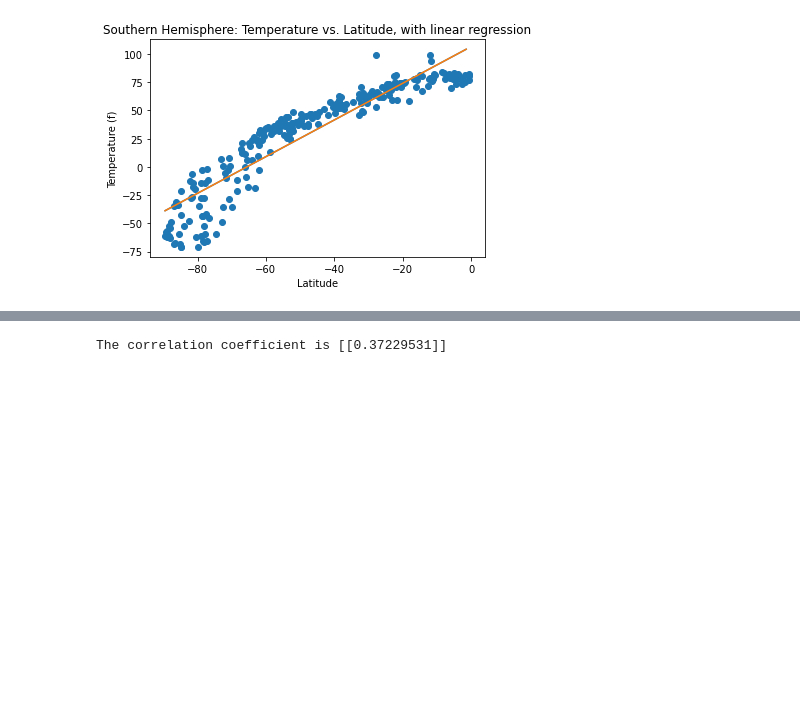
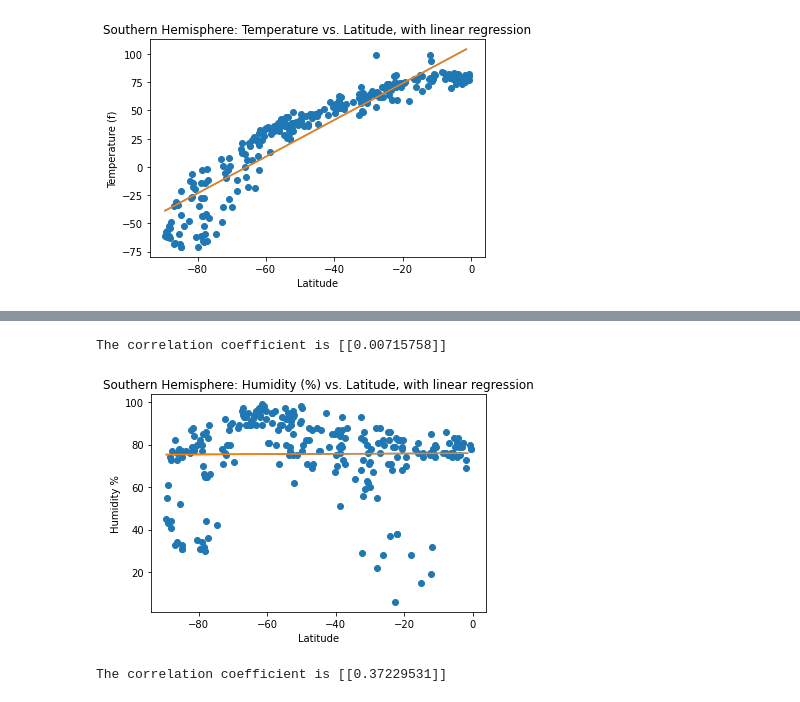
Before and after one commit to BatesJ72/python-api-challenge, a Jupyter notebook: WeatherPy/weatherpy.ipynb, the cells around one changed output, grey strips where cells are left out. Drawn from its saved outputs; the diff is of its cells as text; code cells hidden in the pictures; blank space fills up the shorter version.

```diff
--- a/WeatherPy/weatherpy.ipynb
+++ b/WeatherPy/weatherpy.ipynb
@@ -352,3 +350,32 @@ The correlation coefficient is [[0.24425917]]
+# %%
+# Linear Regression: Southern Hemisphere - Humidity (%) vs. Latitude
+
+X_s_humidity = [[l] for l in south["latitude"]]
+y_s_humidity = [[h] for h in south["humidity"]]
+
+model.fit(X_s_humidity, y_s_humidity)
+
+coef_s_humidity = model.coef_
+print(f"The correlation coefficient is {coef_s_humidity}")
+intercept_s_humidity = model.intercept_
+
+predict_x_s_humidity = np.arange(min(south["latitude"]), max(south["latitude"]))
+predict_y_s_humidity = [predict_function(e) for e in predict_x_s_humidity]
+
+
+fig8, ax8 = plt.subplots()
+ax8.set_title("Southern Hemisphere: Humidity (%) vs. Latitude, with linear regression")
+plt.xlabel("Latitude")
+plt.ylabel("Humidity %")
+
+plt.scatter(X_s_humidity, y_s_humidity)
+
+plt.plot(predict_x_s_humidity, predict_y_s_humidity)
+plt.plot(predict_x_s_humidity, predict_y_s_humidity)
+plt.show()
+# %% [output]
+The correlation coefficient is [[0.00715758]]
+[figure, added]
 # %%
 # Linear Regression: Northern Hemisphere - Cloudiness (%) vs. Latitude
 
```
Also changed, not shown: parts of 14 cells of this notebook.
